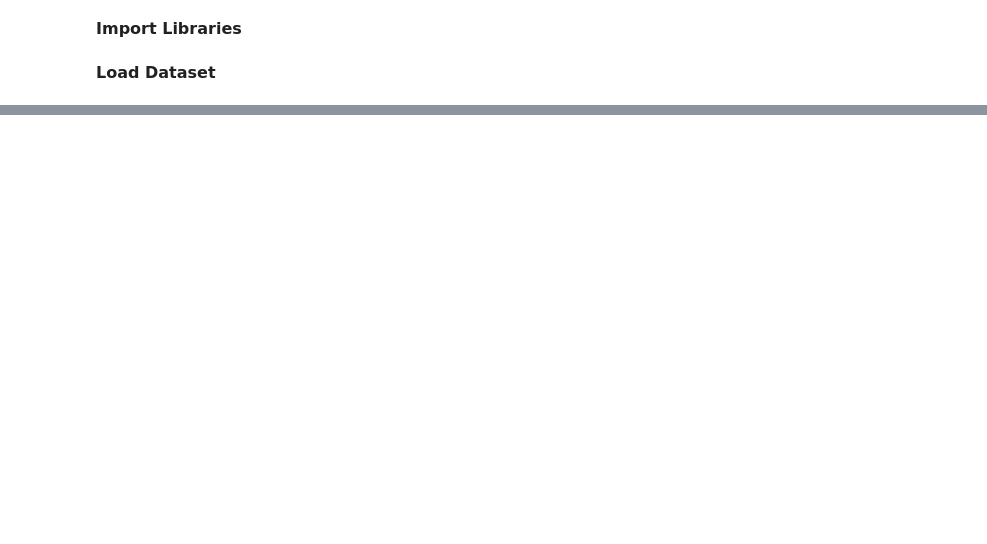
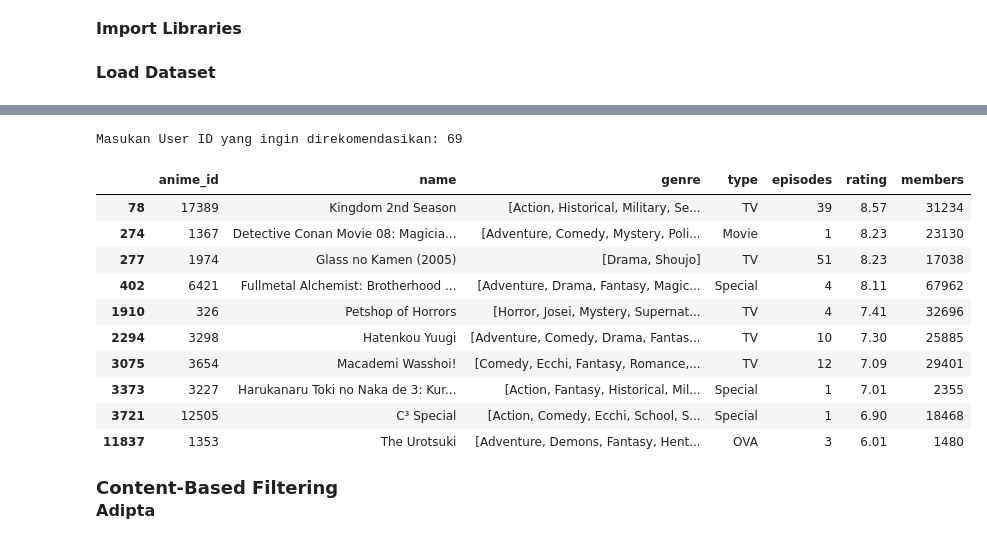
Before and after one commit to JoshuaChoa/IYKRA, a Jupyter notebook: Day 20/Recommendation_Practice.ipynb, the cells around one changed output, grey strips where cells are left out. Cells and saved outputs as stored; diff of their text form; code cells hidden in the pictures; blank space fills up the shorter version.

```diff
--- a/Day 20/Recommendation_Practice.ipynb
+++ b/Day 20/Recommendation_Practice.ipynb
@@ -1309,5 +1308,5 @@ import matplotlib.pyplot as plt
     <b><font size='3'>Load Dataset</font></b>
 </div>
 # %%
-books = pd.read_csv('books.csv', encoding='latin1')
-ratings = pd.read_csv('ratings.csv')
+anime = pd.read_csv('anime.csv')
+ratings = pd.read_csv('anime_rating.csv')
@@ -1313,0 +1322,3 @@ ratings = pd.read_csv('ratings.csv')
+# %%
+anime.drop(columns=['rating','members'], inplace=True)
+anime.head()
@@ -1313,0 +1409,23 @@ ratings = pd.read_csv('ratings.csv')
+# %%
+user = int(input('Masukan User ID yang ingin direkomendasikan: '))
+rekomendasi_anime_cf(user)
+# %% [output]
+Masukan User ID yang ingin direkomendasikan: 69
+|  | anime_id | name | genre | type | episodes | rating | members |
+| 78 | 17389 | Kingdom 2nd Season | [Action, Historical, Military, Se... | TV | 39 | 8.57 | 31234 |
+| 274 | 1367 | Detective Conan Movie 08: Magicia... | [Adventure, Comedy, Mystery, Poli... | Movie | 1 | 8.23 | 23130 |
+| 277 | 1974 | Glass no Kamen (2005) | [Drama, Shoujo] | TV | 51 | 8.23 | 17038 |
+| 402 | 6421 | Fullmetal Alchemist: Brotherhood ... | [Adventure, Drama, Fantasy, Magic... | Special | 4 | 8.11 | 67962 |
+| 1910 | 326 | Petshop of Horrors | [Horror, Josei, Mystery, Supernat... | TV | 4 | 7.41 | 32696 |
+| 2294 | 3298 | Hatenkou Yuugi | [Adventure, Comedy, Drama, Fantas... | TV | 10 | 7.30 | 25885 |
+| 3075 | 3654 | Macademi Wasshoi! | [Comedy, Ecchi, Fantasy, Romance,... | TV | 12 | 7.09 | 29401 |
+| 3373 | 3227 | Harukanaru Toki no Naka de 3: Kur... | [Action, Fantasy, Historical, Mil... | Special | 1 | 7.01 | 2355 |
+| 3721 | 12505 | C³ Special | [Action, Comedy, Ecchi, School, S... | Special | 1 | 6.90 | 18468 |
+| 11837 | 1353 | The Urotsuki | [Adventure, Demons, Fantasy, Hent... | OVA | 3 | 6.01 | 1480 |
+# %% [markdown]
+<div class=title1>
+    <b><font size='4'>Content-Based Filtering</font></b>
+</div>
+<div class=title2>
+    <b><font size='3'>Adipta</font></b>
+</div>
```
Also changed, not shown: parts of 12 cells of this notebook.
